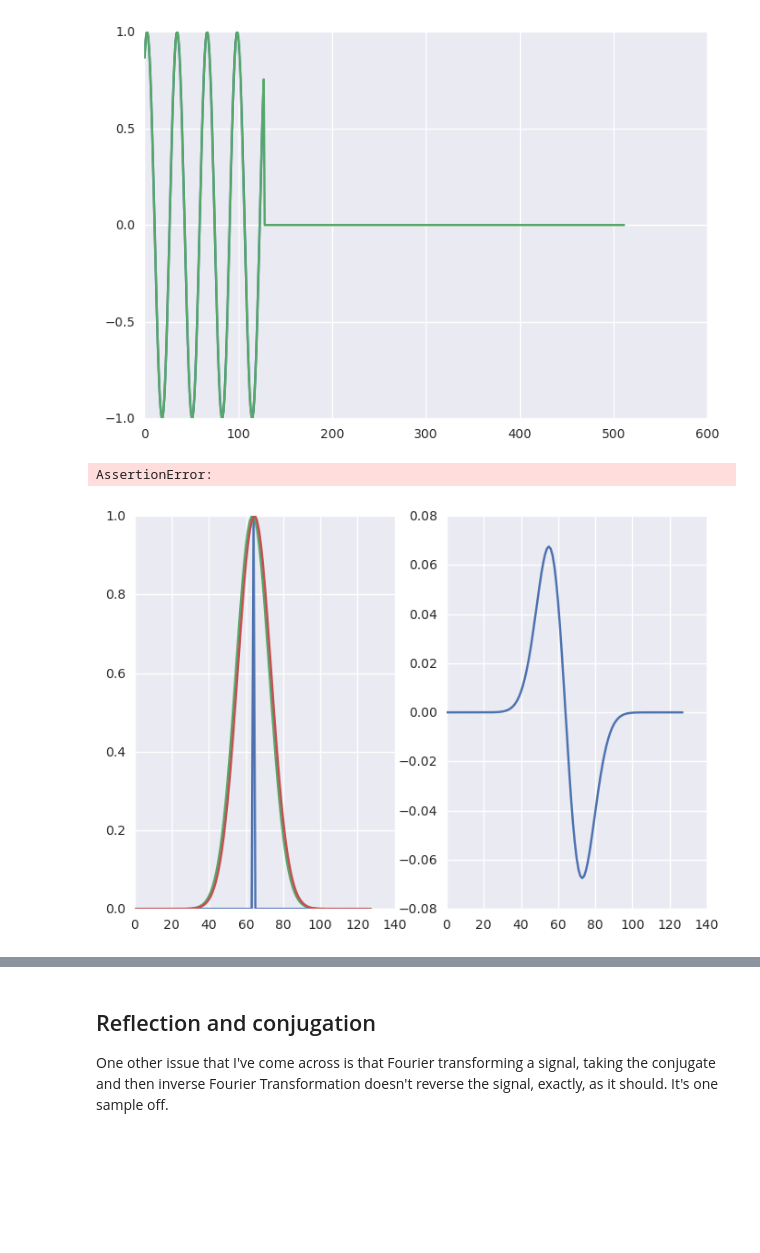
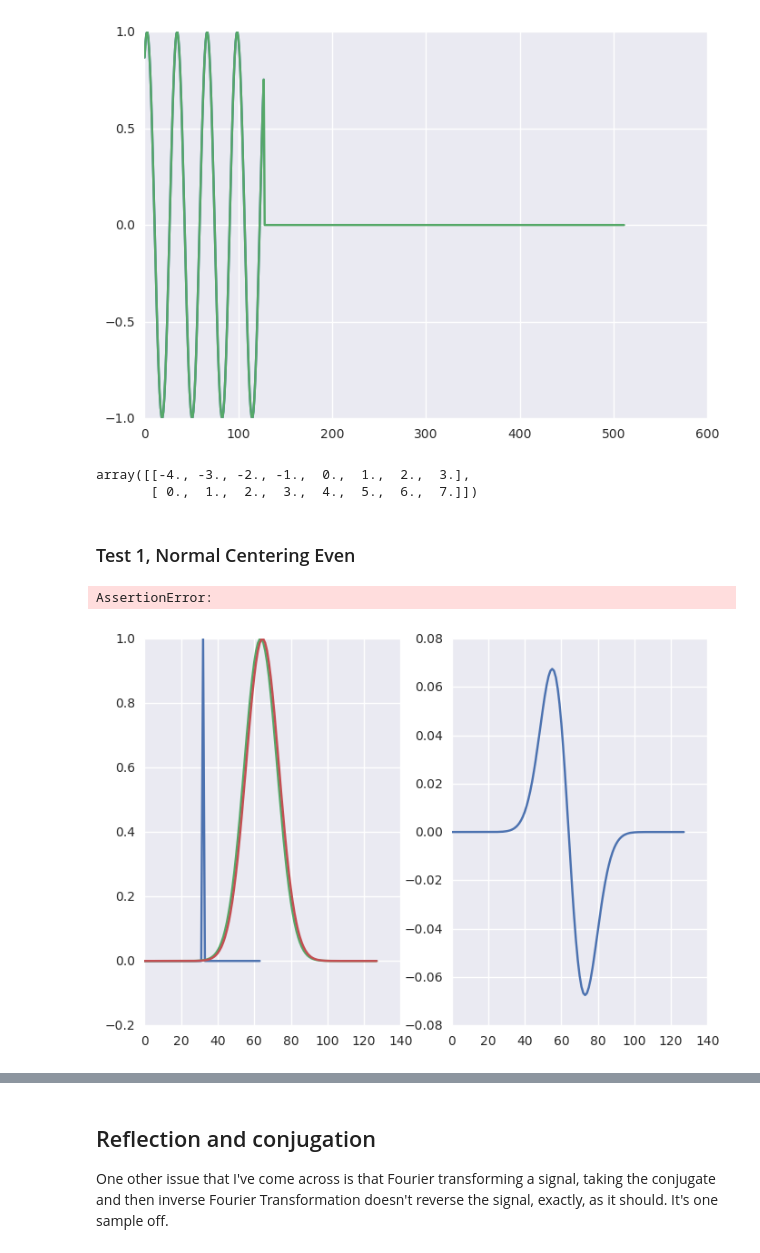
Before and after one commit to david-hoffman/pydecon, a Jupyter notebook: notebooks/FFT Convolution and other things.ipynb, the cells around one changed output, grey strips where cells are left out. Drawn from its saved outputs; the diff is of its cells as text; code cells hidden in the pictures; blank space fills up the shorter version.

```diff
--- a/notebooks/FFT Convolution and other things.ipynb
+++ b/notebooks/FFT Convolution and other things.ipynb
@@ -37,17 +37,26 @@ from scipy.signal import fftconvolve
+# %%
+i = 8
+array((fftshift(fftfreq(i, 1/i)),
+fftshift(fftfreq(i, 1/i)) + i//2))
+# %% [output]
+array([[-4., -3., -2., -1.,  0.,  1.,  2.,  3.],
+       [ 0.,  1.,  2.,  3.,  4.,  5.,  6.,  7.]])
+# %% [markdown]
+### Test 1, Normal Centering Even
 # %%
 x = linspace(-5, 5, 128, True)
 y = exp(-x**2)
 
 fig, (ax0, ax1) = subplots(1, 2)
 
-imp = arange(128) == 64
+imp = arange(64) == 64//2
 ax0.plot(imp)
 
 conv = fftconvolve(y, imp, "same")
 ax0.plot(y)
 ax0.plot(conv)
 ax1.plot(y-conv)
 assert allclose(y, conv)
 # %% [output]
 AssertionError:
-[figure, old version]
+[figure, new version]
```
Also changed, not shown: parts of 37 cells of this notebook, 1 other file.
